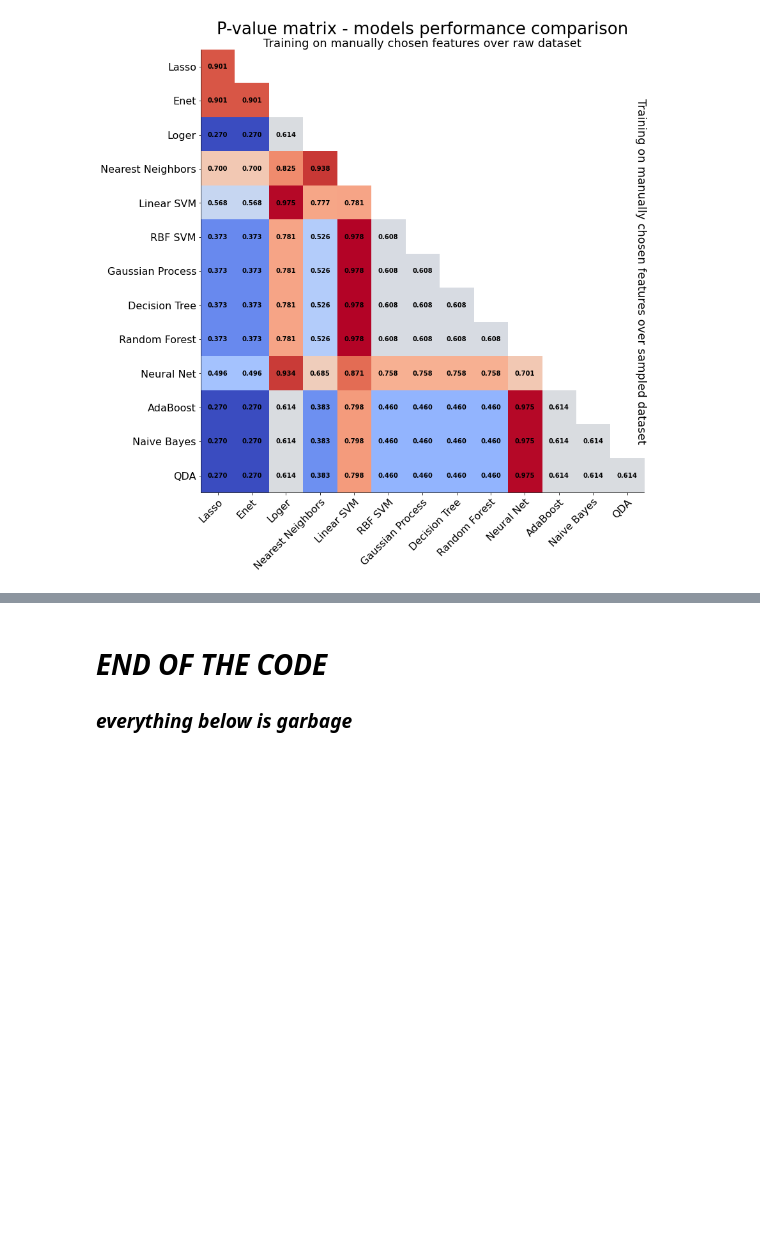
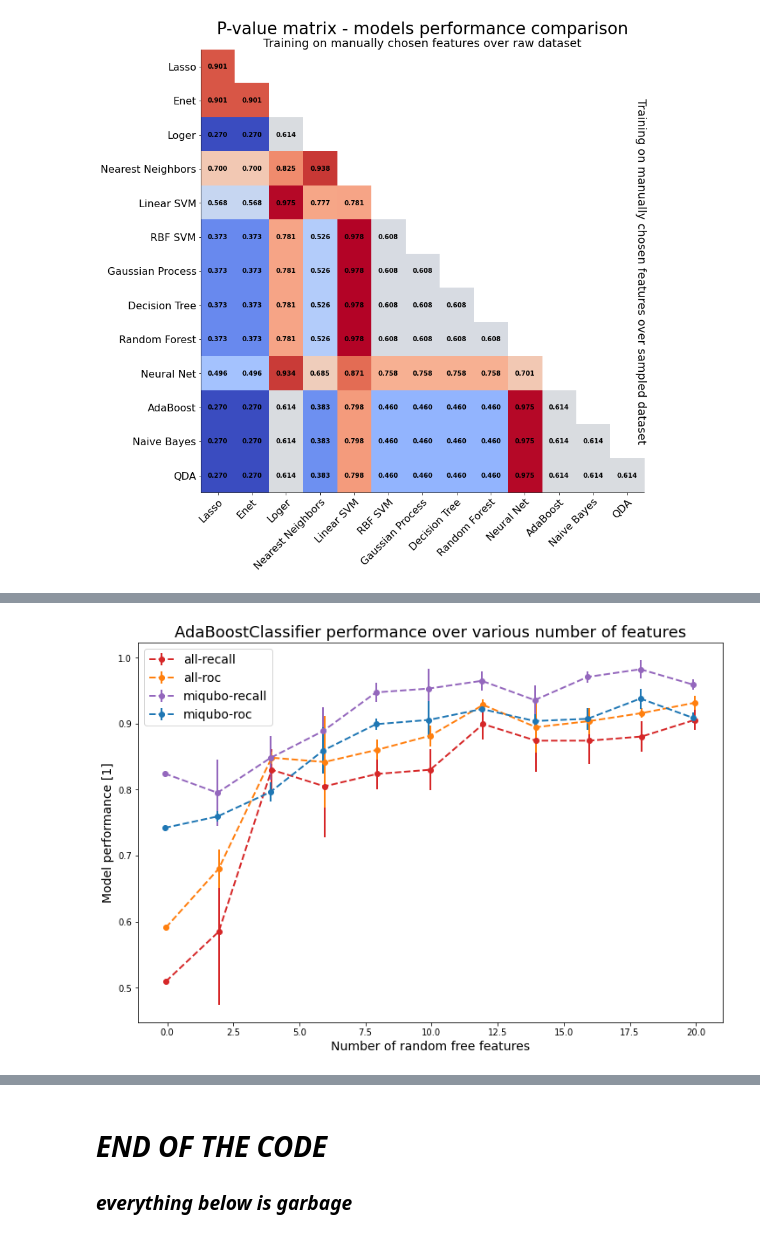
Before and after one commit to FilipKubackiSoton/Feature-Extraction-Medical-ResearchDwave, a Jupyter notebook: dataprocessing.ipynb, the cells around one changed output, grey strips where cells are left out. Drawn from its saved outputs; the diff is of its cells as text; code cells hidden in the pictures; blank space fills up the shorter version.

```diff
--- a/dataprocessing.ipynb
+++ b/dataprocessing.ipynb
@@ -32,5 +35,5 @@ import csv
 # %%
-df_pre = pd.read_csv("formatted_medical7_raw_selection5.csv",header=0, sep="\,")
+df_pre = pd.read_csv("data/formatted_medical7_raw_selection5.csv",header=0, sep="\,")
 
 # its only 17 features out of 27
 dc_e = [
@@ -62,7 +65,6 @@ dc_c = [
 ]
 
 # run this to work over samples training set
-from imblearn.over_sampling import SMOTE, ADASYN
 
 # Extended feature set + SAMPLED
 df_pre_e = df_pre
@@ -459,0 +645,67 @@ plot_p_matrix(
+# %%
+bar_plot_data_all = {metric_key:[y[metric_key] for _, y in  stat_rest_full.items()] for metric_key in stat_rest_full[list(stat_rest_full.keys())[0]].keys()}
+bar_plot_data_miqubo = {metric_key:[y[metric_key] for _, y in  stat_rest.items()] for metric_key in stat_rest[list(stat_rest.keys())[0]].keys()}
+
+fig, ax = plt.subplots(figsize = (12,8))
+trans1 = Affine2D().translate(-0.05, 0.0) + ax.transData
+trans2 = Affine2D().translate(-0.1, 0.0) + ax.transData
+trans3 = Affine2D().translate(+0.05, 0.0) + ax.transData
+trans4 = Affine2D().translate(+0.1, 0.0) + ax.transData
+
+x = np.arange(0, 22,2)
+
+ax.errorbar(
+        x,
+        bar_plot_data_all["recall_mean"],
+        yerr = bar_plot_data_all["recall_std"],
+        label = "all-recall",
+        color='tab:red',
+        linewidth = 2,
+        marker="o",
+        transform=trans1,
+        ls = '--')
+
+ax.errorbar(
+        x,
+        bar_plot_data_all["roc_mean"],
+        yerr = bar_plot_data_all["roc_std"],
+        label = "all-roc",
+        color='tab:orange',
+        linewidth = 2,
+        marker="o",
+        transform=trans1,
+        ls = '--')
+
+ax.errorbar(
+        x,
+        bar_plot_data_miqubo["recall_mean"],
+        yerr = bar_plot_data_miqubo["recall_std"],
+        label = "miqubo-recall",
+        color='tab:purple',
+        linewidth = 2,
+        marker="o",
+        transform=trans2,
+        ls = '--')
+
+ax.errorbar(
+        x,
+        bar_plot_data_miqubo["roc_mean"],
+        yerr = bar_plot_data_miqubo["roc_std"],
+        label = "miqubo-roc",
+        color='tab:blue',
+        linewidth = 2,
+        marker="o",
+        transform=trans2,
+        ls = '--')
+
+plt.legend(loc ='upper left', fontsize = 14)
+
+plt.title('AdaBoostClassifier performance over various number of features',  fontsize = 18)
+plt.xlabel('Number of random free features',  fontsize = 14)
+plt.ylabel("Model performance [1]",  fontsize = 14)
+#plt.savefig("plots/general/AdaBoost_performance_over_all_features.png")
+plt.show()
+#pd.DataFrame(bar_plot_data_all).to_csv("models_evaluation/random_features/AdaBoostClassifier_over_all_features.csv")
+#pd.DataFrame(bar_plot_data_miqubo).to_csv("models_evaluation/random_features/AdaBoostClassifier_over_miqubo_features.csv")
+# %% [output]
+[figure, added]
```
Also changed, not shown: parts of 22 cells of this notebook, 22 other files.
